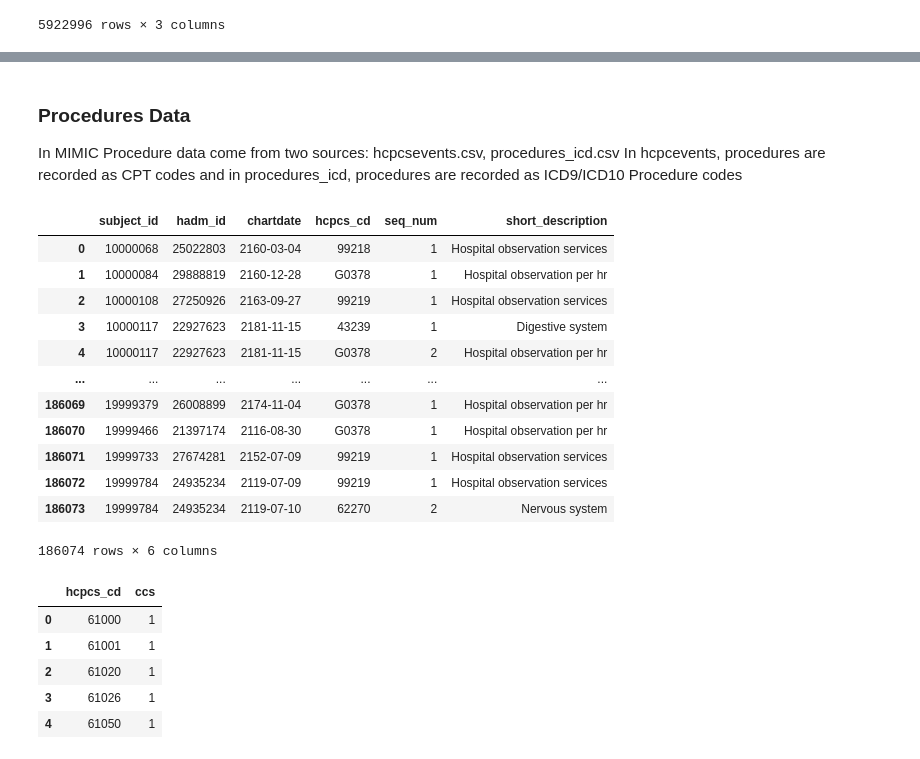
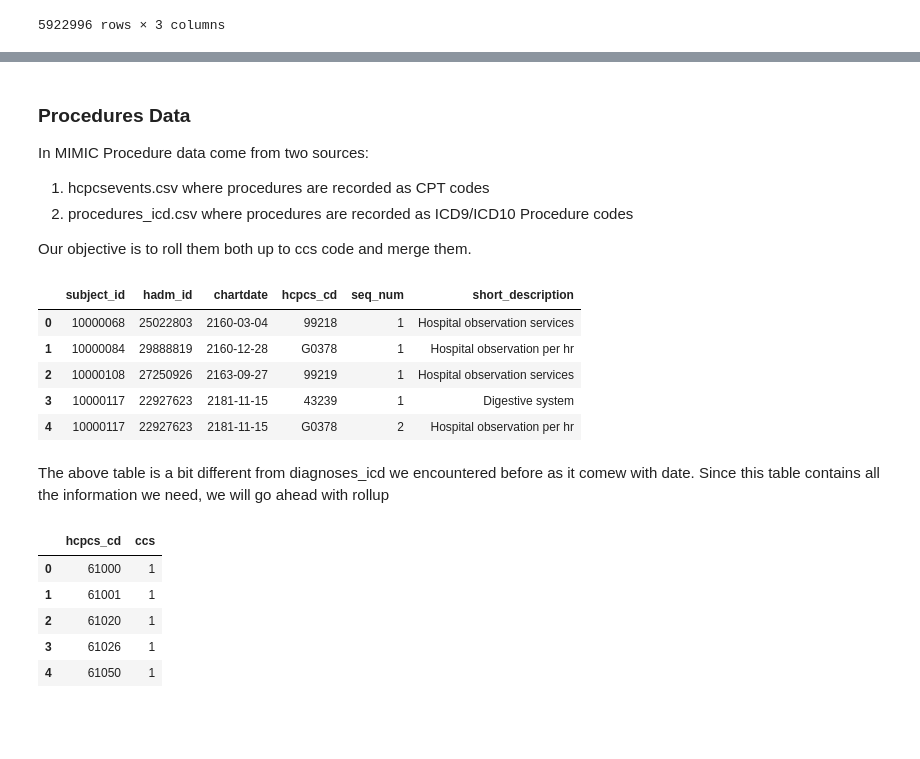
Before and after one commit to apvidul/EHR-Processing-Tutorial, a Jupyter notebook: EHR-Pipeline-Part2.ipynb, the cells around one changed output, grey strips where cells are left out. Saved outputs shown, nothing was run; the diff lists cells and outputs as text; code cells hidden in the pictures; blank space fills up the shorter version.

```diff
--- a/EHR-Pipeline-Part2.ipynb
+++ b/EHR-Pipeline-Part2.ipynb
@@ -394,30 +381,31 @@ def filter_rolledup_data(rolledup_data,parent_column):
 # %% [markdown]
 ### Procedures Data
 
-In MIMIC Procedure data come from two sources: hcpcsevents.csv, procedures_icd.csv
-In hcpcevents, procedures are recorded as CPT codes and in procedures_icd, procedures are recorded as ICD9/ICD10 Procedure codes
+In MIMIC Procedure data come from two sources:
+1. hcpcsevents.csv where procedures are recorded as CPT codes
+2. procedures_icd.csv where procedures are recorded as ICD9/ICD10 Procedure codes
+
+Our objective is to roll them both up to ccs code and merge them.
 # %%
+# Processing hcpcsevents.csv
+
 import pandas as pd
 
 hcpcenvents_file = "/n/data1/hsph/biostat/celehs/lab/va67/MIMIC/mimic-iv-codified-3.1/files/mimiciv/3.1/hosp/hcpcsevents.csv"
 
 hcpcenvents = pd.read_csv(hcpcenvents_file, dtype=str)
 
-hcpcenvents
+hcpcenvents.head()
 # %% [output]
 |  | subject_id | hadm_id | chartdate | hcpcs_cd | seq_num | short_description |
 | 0 | 10000068 | 25022803 | 2160-03-04 | 99218 | 1 | Hospital observation services |
 | 1 | 10000084 | 29888819 | 2160-12-28 | G0378 | 1 | Hospital observation per hr |
 | 2 | 10000108 | 27250926 | 2163-09-27 | 99219 | 1 | Hospital observation services |
 | 3 | 10000117 | 22927623 | 2181-11-15 | 43239 | 1 | Digestive system |
 | 4 | 10000117 | 22927623 | 2181-11-15 | G0378 | 2 | Hospital observation per hr |
-| ... | ... | ... | ... | ... | ... | ... |
-| 186069 | 19999379 | 26008899 | 2174-11-04 | G0378 | 1 | Hospital observation per hr |
-| 186070 | 19999466 | 21397174 | 2116-08-30 | G0378 | 1 | Hospital observation per hr |
-| 186071 | 19999733 | 27674281 | 2152-07-09 | 99219 | 1 | Hospital observation services |
-| 186072 | 19999784 | 24935234 | 2119-07-09 | 99219 | 1 | Hospital observation services |
-| 186073 | 19999784 | 24935234 | 2119-07-10 | 62270 | 2 | Nervous system |
-186074 rows × 6 columns
+# %% [markdown]
+The above table is a bit different from diagnoses_icd we encountered before as it comew with date. Since this table contains
+all the information we need, we will go ahead with rollup
 # %%
 hcpcs_to_ccs_file = "./Rollup_Mappings/cpt2ccs_rollup.csv"
 
```
Also changed, not shown: parts of 24 cells of this notebook, 6 other files.
